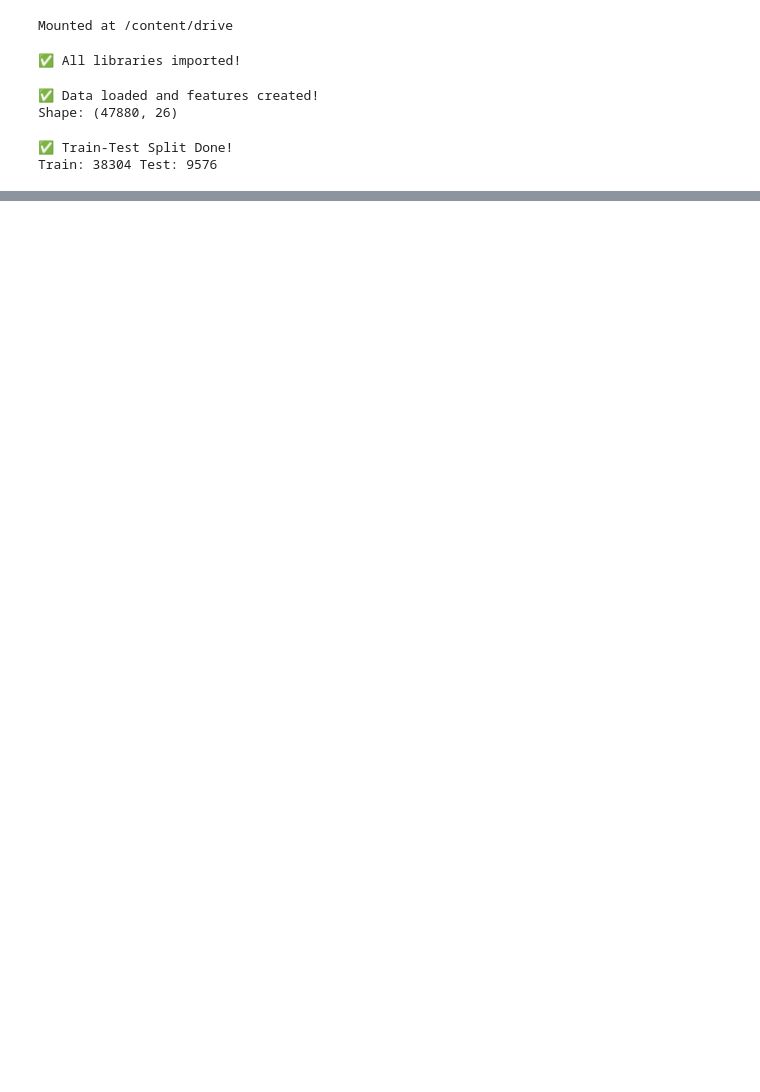
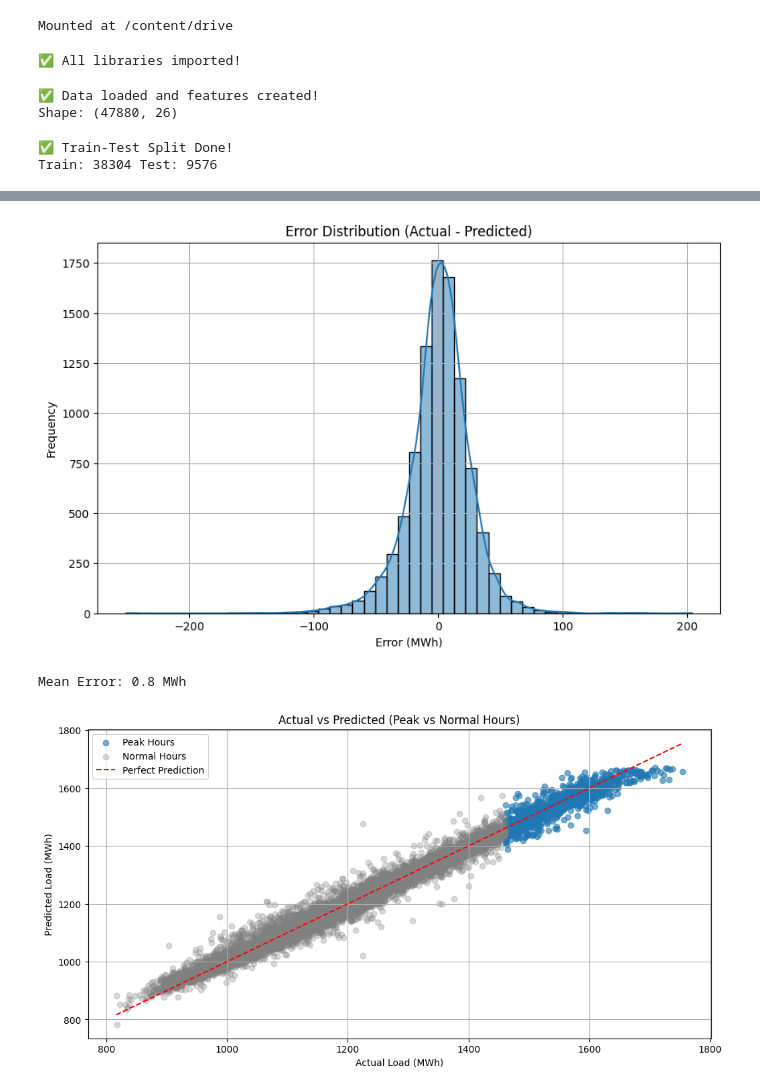
Before and after one commit to proshenjitbarua06-dot/skill-morph, a Jupyter notebook: normal_project.ipynb, the cells around one changed output, grey strips where cells are left out. Saved outputs shown, nothing was run; the diff lists cells and outputs as text; code cells hidden in the pictures; blank space fills up the shorter version.

```diff
--- a/normal_project.ipynb
+++ b/normal_project.ipynb
@@ -173,0 +201,43 @@ Best Model: Random Forest
+# %%
+
+
+# 1. Error Distribution Plot
+errors = y_test - best_pred
+plt.figure(figsize=(10, 6))
+sns.histplot(errors, kde=True, bins=50)
+plt.title('Error Distribution (Actual - Predicted)')
+plt.xlabel('Error (MWh)')
+plt.ylabel('Frequency')
+plt.grid(True)
+plt.show()
+
+print("Mean Error:", round(errors.mean(), 2), "MWh")
+
+# 2. Peak Hours Performance
+plt.figure(figsize=(12, 6))
+plt.scatter(y_test[peak_test_mask==1], best_pred[peak_test_mask==1], alpha=0.6, label='Peak Hours')
+plt.scatter(y_test[peak_test_mask==0], best_pred[peak_test_mask==0], alpha=0.3, label='Normal Hours', color='gray')
+plt.plot([y_test.min(), y_test.max()], [y_test.min(), y_test.max()], 'r--', label='Perfect Prediction')
+plt.title('Actual vs Predicted (Peak vs Normal Hours)')
+plt.xlabel('Actual Load (MWh)')
+plt.ylabel('Predicted Load (MWh)')
+plt.legend()
+plt.grid(True)
+plt.show()
+
+# 3. Monthly Average Performance
+df_test = df.iloc[train_size:].copy()
+df_test['predicted'] = best_pred
+df_test['month_name'] = df_test['datetime'].dt.month_name()
+
+monthly = df_test.groupby('month_name')[['nat_demand', 'predicted']].mean()
+monthly.plot(kind='bar', figsize=(12,6))
+plt.title('Average Load vs Predicted by Month')
+plt.ylabel('Average Load (MWh)')
+plt.xticks(rotation=45)
+plt.grid(True)
+plt.show()
+# %% [output]
+[figure, added]
+Mean Error: 0.8 MWh
+[figure, added]
```
Also changed, not shown: parts of 3 cells of this notebook.
